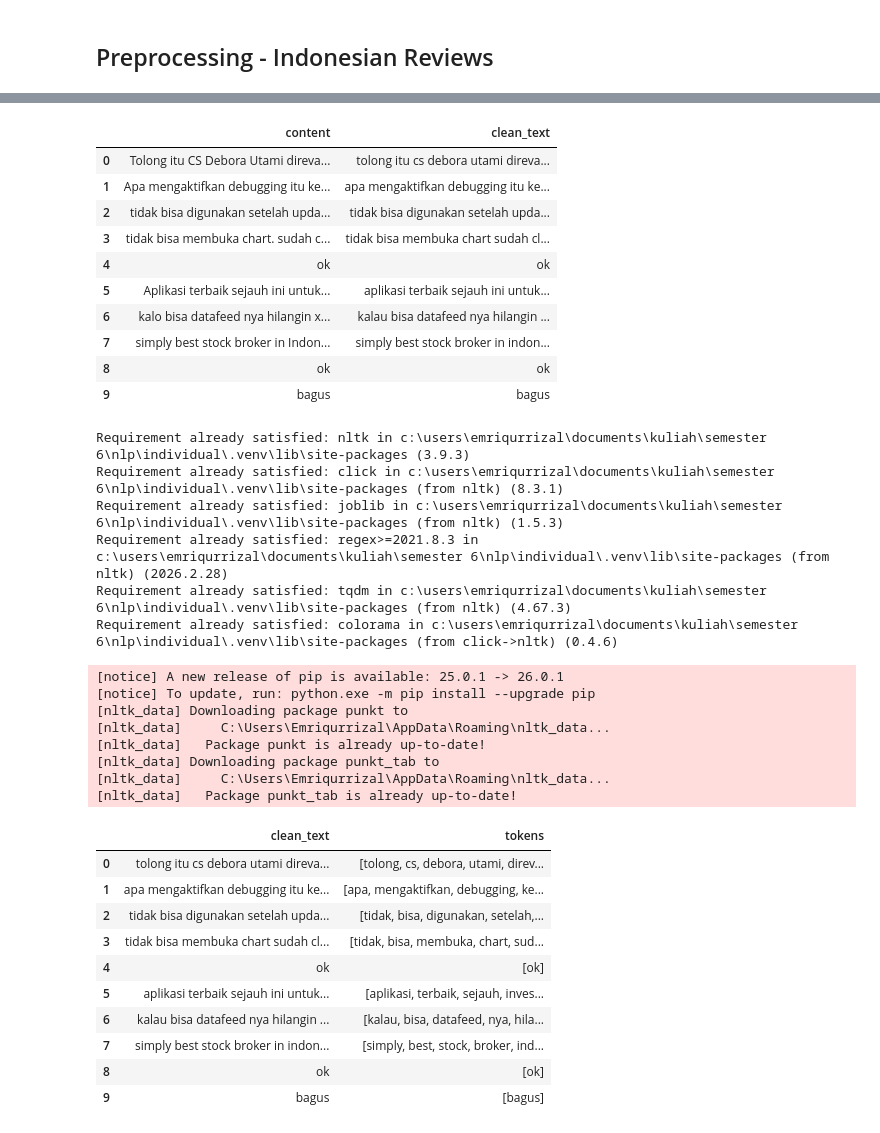
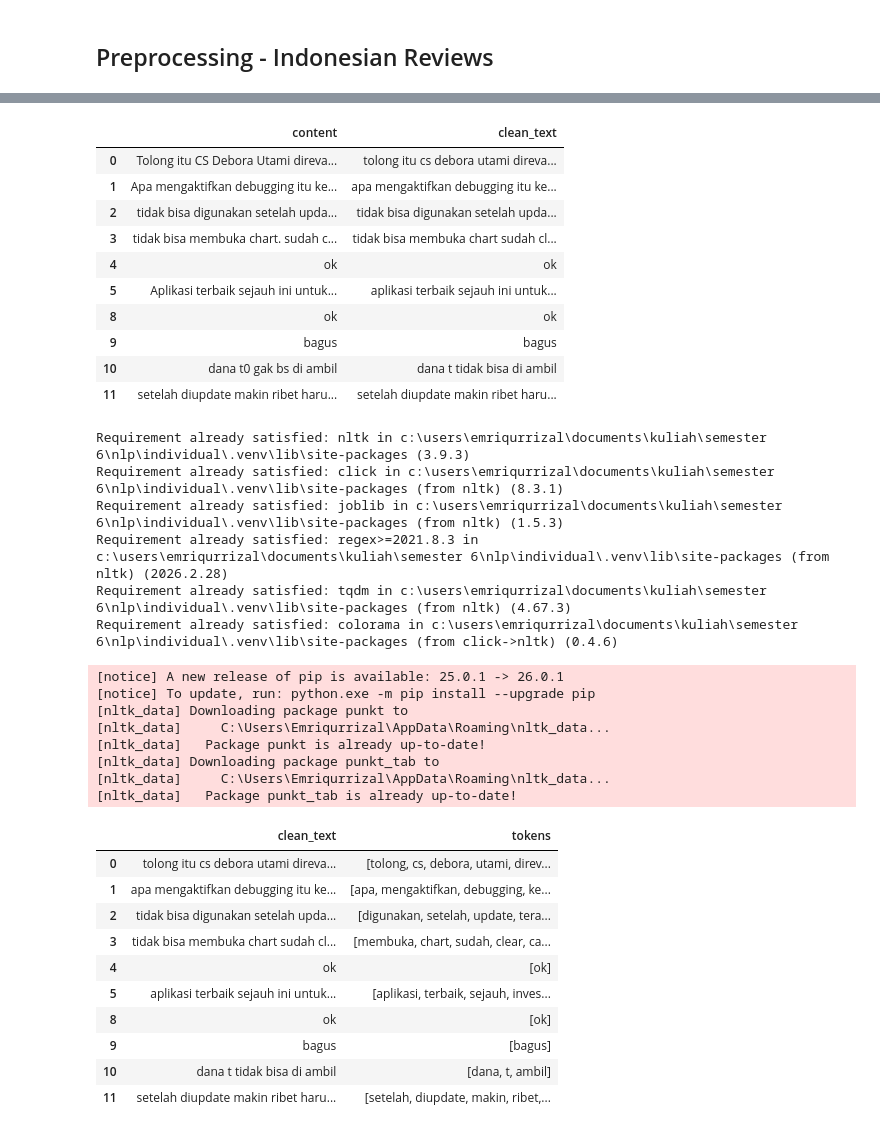
Before and after one commit to Emriqurrizal/NLP-1, a Jupyter notebook: notebooks/preprocessing.ipynb, the cells around one changed output, grey strips where cells are left out. Saved outputs shown, nothing was run; the diff lists cells and outputs as text; code cells hidden in the pictures.

```diff
--- a/notebooks/preprocessing.ipynb
+++ b/notebooks/preprocessing.ipynb
@@ -67,11 +67,26 @@ memory usage: 218.0 KB
 # %% [markdown]
 ## Preprocessing - Indonesian Reviews
 # %%
-# Deteksi bahasa menggunakan heuristik sederhana atau anggap semua sebagai bahasa Indonesia
-# Untuk Stockbit (aplikasi Indonesia), sebagian besar review akan dalam bahasa Indonesia
-# Kita akan proses semua review sebagai bahasa Indonesia
+# Fokus hanya pada review berbahasa Indonesia
+from langdetect import detect, DetectorFactory
 
-df_id = df.copy()
-print(f"Jumlah review: {len(df_id)}")
+DetectorFactory.seed = 0
+
+def detect_lang(text):
+    text = str(text).strip()
+    if not text:
+        return "unknown"
+    # Teks sangat pendek sering salah deteksi; anggap Indonesia
+    if len(text.split()) < 3:
+        return "id"
+    try:
+        return detect(text)
+    except Exception:
+        return "unknown"
+
+df["lang"] = df["content"].apply(detect_lang)
+df_id = df[df["lang"] == "id"].copy()
+
+print(f"Jumlah review (id): {len(df_id)}")
 df_id["score"].value_counts().sort_index()
 # %% [output]
@@ -219,10 +234,10 @@ df_text[["content", "clean_text"]].head(10)
 | 3 | tidak bisa membuka chart. sudah c... | tidak bisa membuka chart sudah cl... |
 | 4 | ok | ok |
 | 5 | Aplikasi terbaik sejauh ini untuk... | aplikasi terbaik sejauh ini untuk... |
-| 6 | kalo bisa datafeed nya hilangin x... | kalau bisa datafeed nya hilangin ... |
-| 7 | simply best stock broker in Indon... | simply best stock broker in indon... |
 | 8 | ok | ok |
 | 9 | bagus | bagus |
+| 10 | dana t0 gak bs di ambil | dana t tidak bisa di ambil |
+| 11 | setelah diupdate makin ribet haru... | setelah diupdate makin ribet haru... |
 # %%
 !pip install nltk
 import nltk
@@ -233,50 +248,52 @@ nltk.download('punkt_tab')
 
 from nltk.tokenize import word_tokenize
 
-# Hapus stopword
-stopwords_id_en = set([
+# Hapus stopword (Indonesia saja)
+stopwords_id = set([
     "dan", "yang", "di", "ke", "dari", "untuk", "ini", "itu", "saya", "aku",
-    "the", "is", "am", "are", "to", "in", "on", "of", "for", "this", "that"
+    "kamu", "dia", "kami", "kita", "mereka", "nya", "sih", "lah", "kok", "pun",
+    "dengan", "sebagai", "agar", "karena", "jadi", "juga", "atau", "pada", "dalam",
+    "sebuah", "bisa", "tidak", "ya", "min", "yg"
 ])
 
 def preprocess_tokens(text):
     # 1. Tokenisasi
     tokens = word_tokenize(text)
     # 2. Buang stopwords
-    tokens = [t for t in tokens if t.lower() not in stopwords_id_en]
+    tokens = [t for t in tokens if t.lower() not in stopwords_id]
     return tokens
 
 # Lakukan di kolom clean_text
 df_text["tokens"] = df_text["clean_text"].apply(preprocess_tokens)
 
 # Lihat contoh
 df_text[["clean_text", "tokens"]].head(10)
 # %% [output]
 Requirement already satisfied: nltk in c:\users\emriqurrizal\documents\kuliah\semester 6\nlp\individual\.venv\lib\site-packages (3.9.3)
 Requirement already satisfied: click in c:\users\emriqurrizal\documents\kuliah\semester 6\nlp\individual\.venv\lib\site-packages (from nltk) (8.3.1)
 Requirement already satisfied: joblib in c:\users\emriqurrizal\documents\kuliah\semester 6\nlp\individual\.venv\lib\site-packages (from nltk) (1.5.3)
 Requirement already satisfied: regex>=2021.8.3 in c:\users\emriqurrizal\documents\kuliah\semester 6\nlp\individual\.venv\lib\site-packages (from nltk) (2026.2.28)
 Requirement already satisfied: tqdm in c:\users\emriqurrizal\documents\kuliah\semester 6\nlp\individual\.venv\lib\site-packages (from nltk) (4.67.3)
 Requirement already satisfied: colorama in c:\users\emriqurrizal\documents\kuliah\semester 6\nlp\individual\.venv\lib\site-packages (from click->nltk) (0.4.6)
 [notice] A new release of pip is available: 25.0.1 -> 26.0.1
 [notice] To update, run: python.exe -m pip install --upgrade pip
 [nltk_data] Downloading package punkt to
 [nltk_data]     C:\Users\Emriqurrizal\AppData\Roaming\nltk_data...
 [nltk_data]   Package punkt is already up-to-date!
 [nltk_data] Downloading package punkt_tab to
 [nltk_data]     C:\Users\Emriqurrizal\AppData\Roaming\nltk_data...
 [nltk_data]   Package punkt_tab is already up-to-date!
 |  | clean_text | tokens |
 | 0 | tolong itu cs debora utami direva... | [tolong, cs, debora, utami, direv... |
 | 1 | apa mengaktifkan debugging itu ke... | [apa, mengaktifkan, debugging, ke... |
-| 2 | tidak bisa digunakan setelah upda... | [tidak, bisa, digunakan, setelah,... |
-| 3 | tidak bisa membuka chart sudah cl... | [tidak, bisa, membuka, chart, sud... |
+| 2 | tidak bisa digunakan setelah upda... | [digunakan, setelah, update, tera... |
+| 3 | tidak bisa membuka chart sudah cl... | [membuka, chart, sudah, clear, ca... |
 | 4 | ok | [ok] |
 | 5 | aplikasi terbaik sejauh ini untuk... | [aplikasi, terbaik, sejauh, inves... |
-| 6 | kalau bisa datafeed nya hilangin ... | [kalau, bisa, datafeed, nya, hila... |
-| 7 | simply best stock broker in indon... | [simply, best, stock, broker, ind... |
 | 8 | ok | [ok] |
 | 9 | bagus | [bagus] |
+| 10 | dana t tidak bisa di ambil | [dana, t, ambil] |
+| 11 | setelah diupdate makin ribet haru... | [setelah, diupdate, makin, ribet,... |
 # %%
 !pip install PySastrawi
 
```
Also changed, not shown: parts of 7 cells of this notebook, 2 other files.
